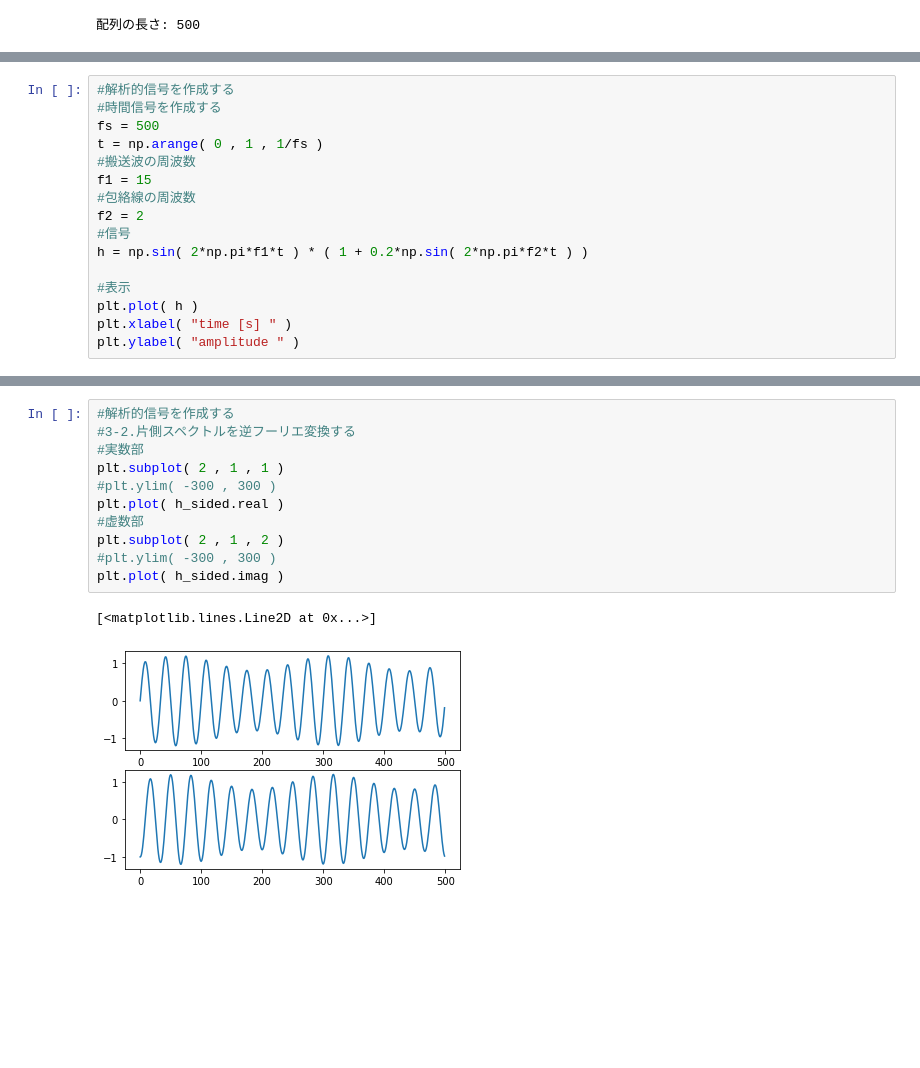
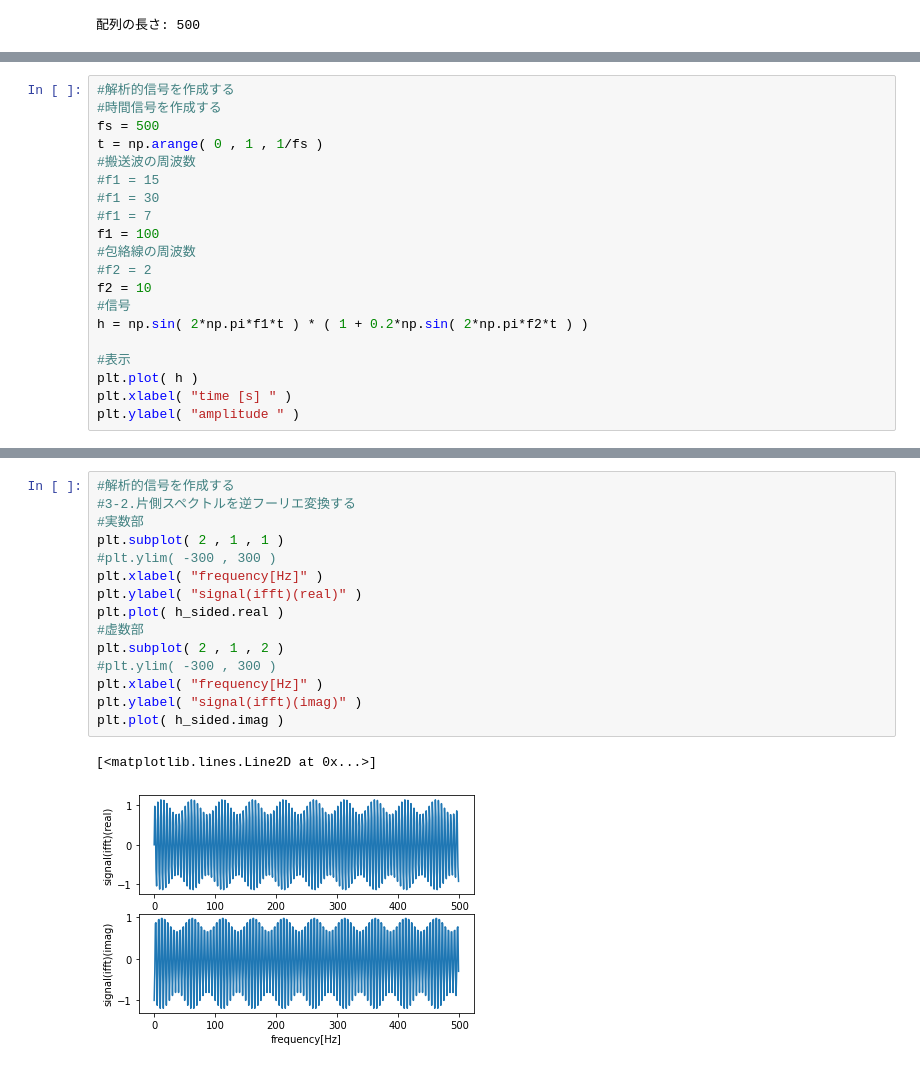
Before and after one commit to BlackUBird/TMCIT_T5DSP, a Jupyter notebook: dsp_15.ipynb, the cells around one changed output, grey strips where cells are left out. Drawn from its saved outputs; the diff is of its cells as text; blank space fills up the shorter version.

```diff
--- a/dsp_15.ipynb
+++ b/dsp_15.ipynb
@@ -65,9 +73,13 @@ plt.plot( iS )
 fs = 500
 t = np.arange( 0 , 1 , 1/fs )
 #搬送波の周波数
-f1 = 15
+#f1 = 15
+#f1 = 30
+#f1 = 7
+f1 = 100
 #包絡線の周波数
-f2 = 2
+#f2 = 2
+f2 = 10
 #信号
 h = np.sin( 2*np.pi*f1*t ) * ( 1 + 0.2*np.sin( 2*np.pi*f2*t ) )
 
@@ -138,17 +160,21 @@ plt.plot( h_sided )
 # %%
 #解析的信号を作成する
 #3-2.片側スペクトルを逆フーリエ変換する
 #実数部
 plt.subplot( 2 , 1 , 1 )
 #plt.ylim( -300 , 300 )
+plt.xlabel( "frequency[Hz]" )
+plt.ylabel( "signal(ifft)(real)" )
 plt.plot( h_sided.real )
 #虚数部
 plt.subplot( 2 , 1 , 2 )
 #plt.ylim( -300 , 300 )
+plt.xlabel( "frequency[Hz]" )
+plt.ylabel( "signal(ifft)(imag)" )
 plt.plot( h_sided.imag )
 # %% [output]
 [<matplotlib.lines.Line2D at 0x...>]
-[figure, old version]
+[figure, new version]
 # %%
 #解析的信号を作成する
 #4.包絡線/搬送波を取得する
```
Also changed, not shown: parts of 9 cells of this notebook.
